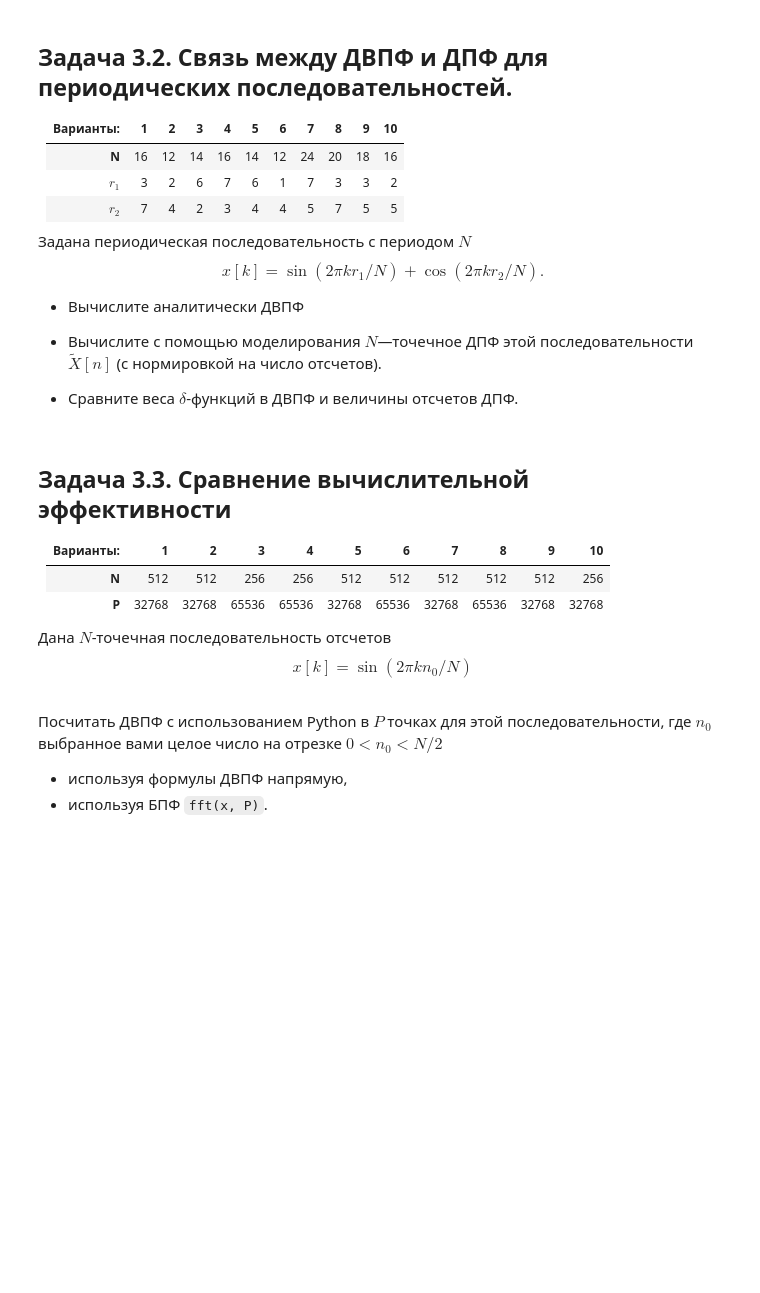
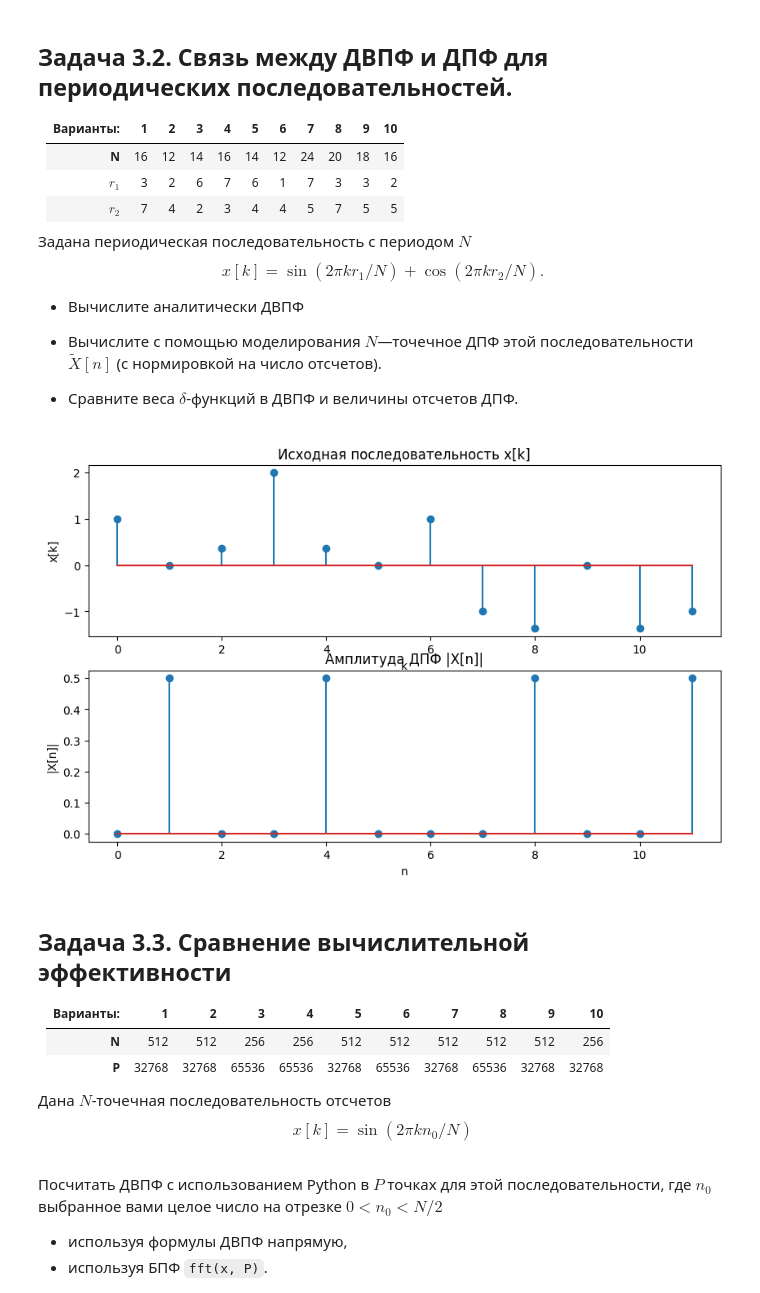
Before and after one commit to dementev-dv/DSP, a Jupyter notebook: Lab1_DFT.ipynb, the cells around one changed output. Cells and saved outputs as stored; diff of their text form; code cells hidden in the pictures; blank space fills up the shorter version.

```diff
--- a/Lab1_DFT.ipynb
+++ b/Lab1_DFT.ipynb
@@ -453,6 +462,46 @@ $$x[k]=\sin(2\pi k r_1/N)+\cos(2\pi k r_2/N).$$
 * Вычислите с помощью моделирования $N$—точечное ДПФ этой последовательности $\tilde{X} [n]$ (с нормировкой на число отсчетов).
 
 * Сравните веса $\delta$-функций в ДВПФ и величины отсчетов ДПФ.
+# %%
+import numpy as np
+import matplotlib.pyplot as plt
+
+
+# x[k] = sin(2pi * k * r1 / N) + cos(2pi * k * r2 / N)
+# W_kr = exp(2i * pi * k * r / N)
+# x[k] = 1/2i * (W_kr1 - W_-kr1) + 1/2 * (W_kr2 + W_-kr2)
+# X[n] = Sum(x[k] * W_-kn)
+# S = (1 - exp(2i * pi * k * (r - n))) / (1 - exp(2i * pi * k * (r - n) / N))
+# r = n -> Peek -> delta functions
+
+
+N = 12
+r1 = 1
+r2 = 4
+
+k = np.arange(N)
+x = np.sin(2 * np.pi * k * r1 / N) + np.cos(2 * np.pi * k * r2 / N)
+
+X = np.fft.fft(x) / N
+freq= np.fft.fftfreq(N)
+
+plt.figure(figsize=(10, 6))
+
+plt.subplot(2, 1, 1)
+plt.stem(k, x)
+plt.title('Исходная последовательность x[k]')
+plt.xlabel('k')
+plt.ylabel('x[k]')
+
+plt.subplot(2, 1, 2)
+plt.stem(np.arange(N), np.abs(X))
+plt.title('Амплитуда ДПФ |X[n]|')
+plt.xlabel('n')
+plt.ylabel('|X[n]|')
+
+plt.show()
+# %% [output]
+[figure, added]
 # %% [markdown]
 ## Задача 3.3. Сравнение вычислительной эффективности
 
```
Also changed, not shown: parts of 4 cells of this notebook, 1 other file.
